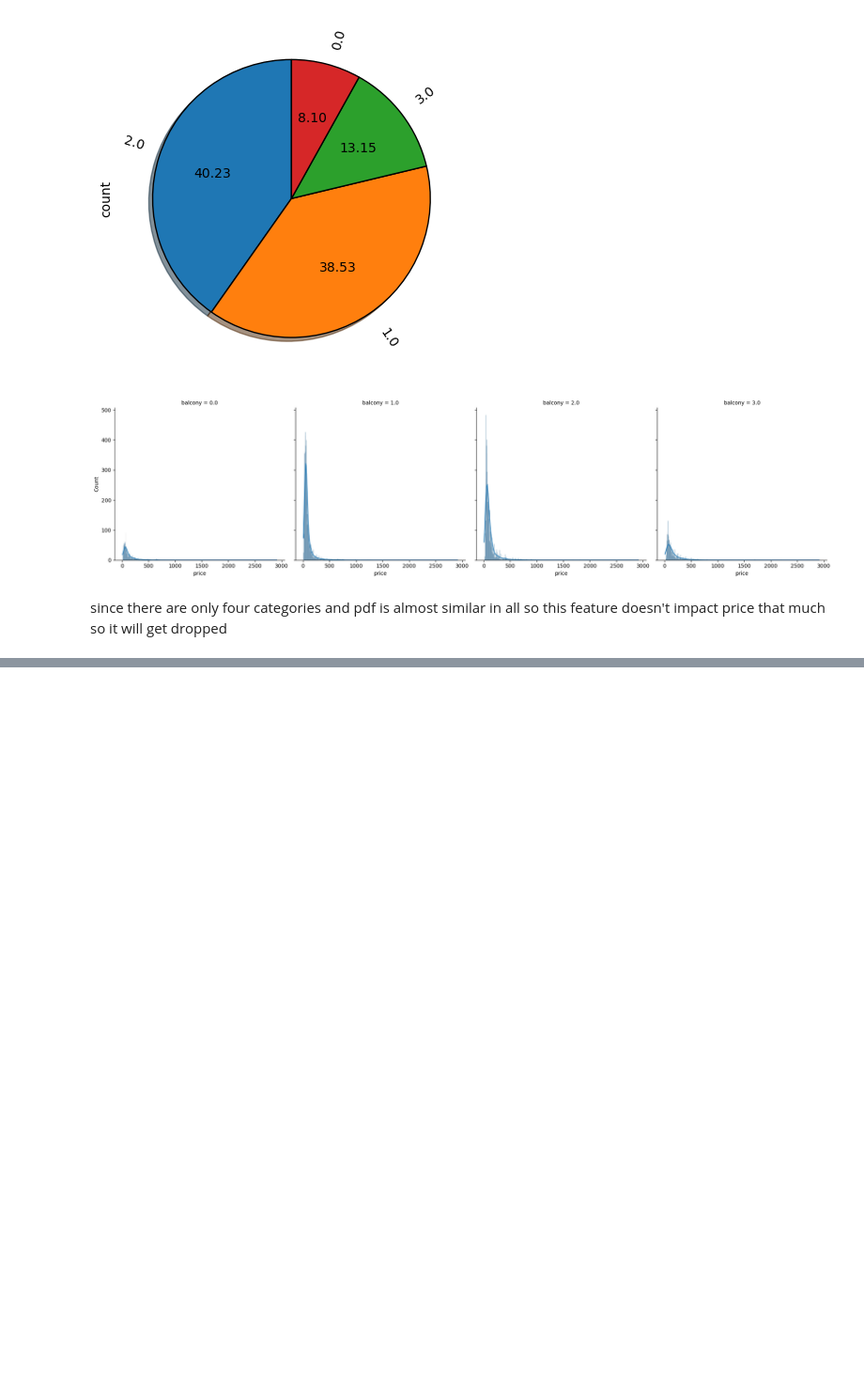
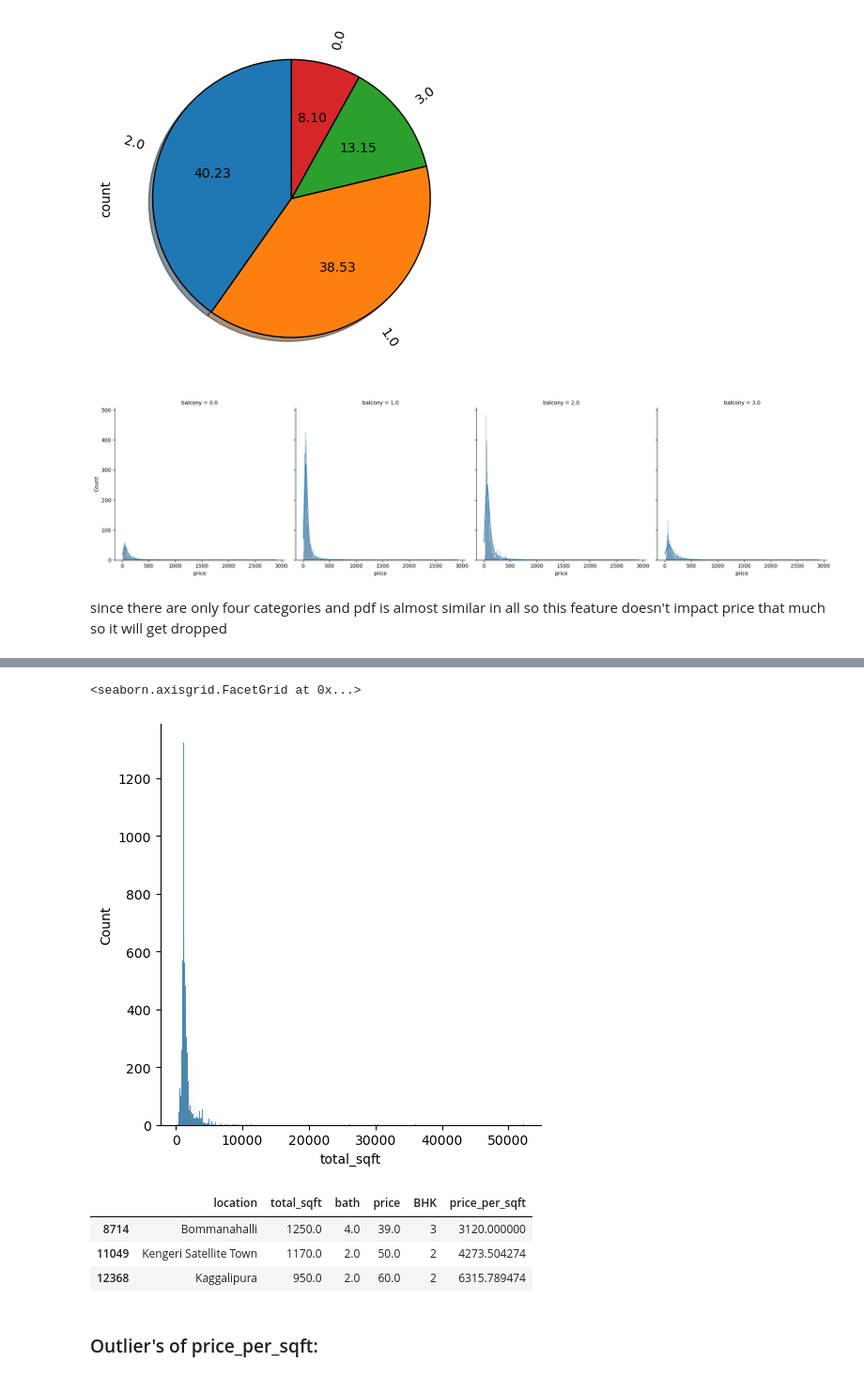
Before and after one commit to Nishant840/House-Price-Prediction, a Jupyter notebook: House_Price_Prediction.ipynb, the cells around one changed output, grey strips where cells are left out. Shown at 94% size. Saved outputs shown, nothing was run; the diff lists cells and outputs as text; code cells hidden in the pictures; blank space fills up the shorter version.

```diff
--- a/House_Price_Prediction.ipynb
+++ b/House_Price_Prediction.ipynb
@@ -483,0 +501,3 @@ df.describe()
+# %%
+# in 1BHK area should be >= 300 so removing rows in area per BHK is less than 300
+df = df[(df['total_sqft']/df['BHK']) >= 300]
@@ -483,0 +520,14 @@ df.describe()
+# %%
+sns.displot(x=df['total_sqft'])
+# %% [output]
+<seaborn.axisgrid.FacetGrid at 0x...>
+[figure, added]
+# %%
+df.sample(3)
+# %% [output]
+|  | location | total_sqft | bath | price | BHK | price_per_sqft |
+| 8714 | Bommanahalli | 1250.0 | 4.0 | 39.0 | 3 | 3120.000000 |
+| 11049 | Kengeri Satellite Town | 1170.0 | 2.0 | 50.0 | 2 | 4273.504274 |
+| 12368 | Kaggalipura | 950.0 | 2.0 | 60.0 | 2 | 6315.789474 |
+# %% [markdown]
+<h3>Outlier's of price_per_sqft:</h3>
```
Also changed, not shown: parts of 42 cells of this notebook.
